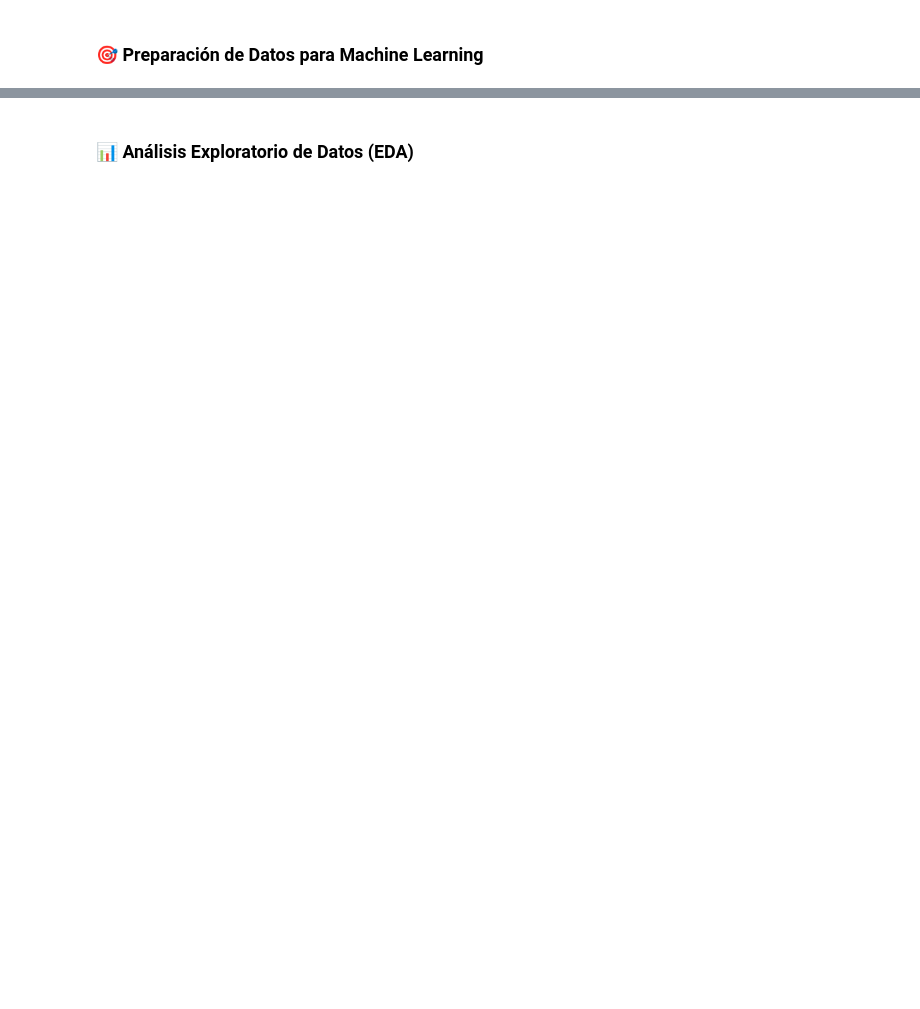
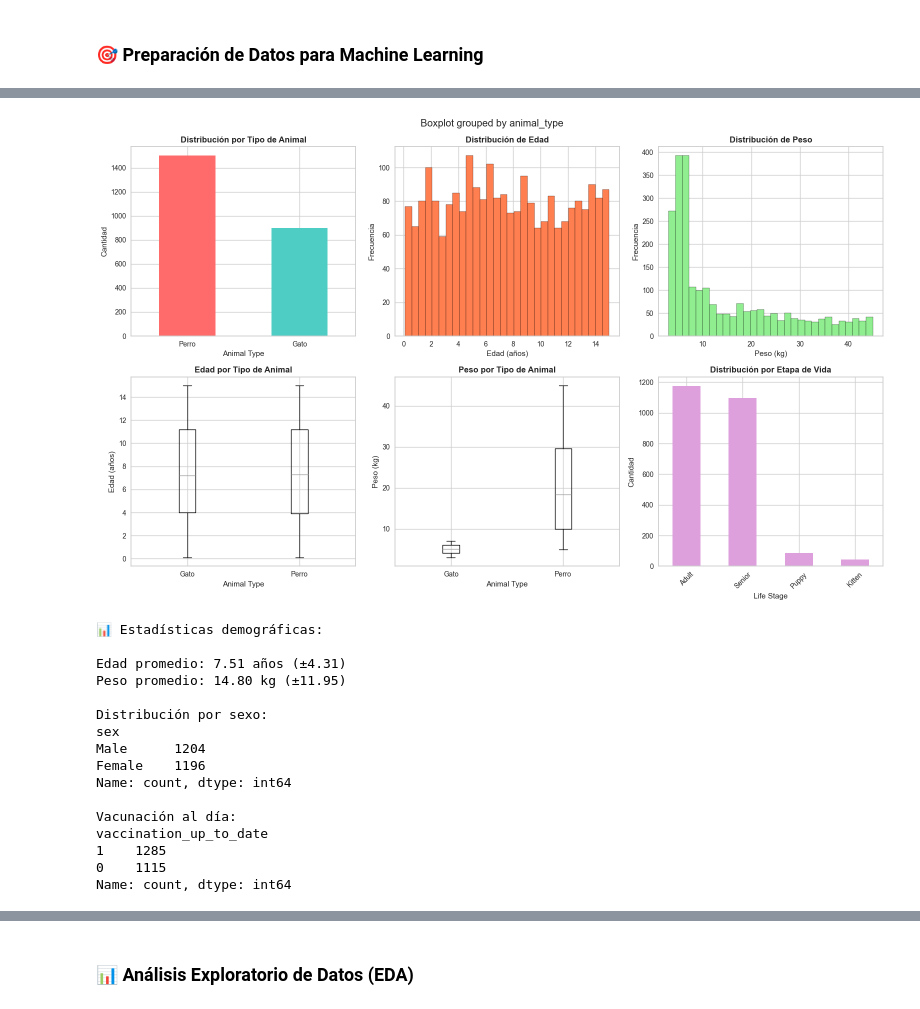
Before and after one commit to Julianpril/petcare, a Jupyter notebook: pawmi-ml/notebooks/01_dataset_analysis_pycaret.ipynb, the cells around one changed output, grey strips where cells are left out. Saved outputs shown, nothing was run; the diff lists cells and outputs as text; code cells hidden in the pictures; blank space fills up the shorter version.

```diff
--- a/pawmi-ml/notebooks/01_dataset_analysis_pycaret.ipynb
+++ b/pawmi-ml/notebooks/01_dataset_analysis_pycaret.ipynb
@@ -602,0 +507,74 @@ memory usage: 26.4+ KB
+# %%
+# Análisis de características demográficas
+fig, axes = plt.subplots(2, 3, figsize=(16, 10))
+
+# 1. Distribución por tipo de animal
+df['animal_type'].value_counts().plot(kind='bar', ax=axes[0,0], color=['#FF6B6B', '#4ECDC4'])
+axes[0,0].set_title('Distribución por Tipo de Animal', fontweight='bold')
+axes[0,0].set_xlabel('Animal Type')
+axes[0,0].set_ylabel('Cantidad')
+axes[0,0].tick_params(axis='x', rotation=0)
+
+# 2. Distribución de edad
+df['age'].hist(bins=30, ax=axes[0,1], color='coral', edgecolor='black')
+axes[0,1].set_title('Distribución de Edad', fontweight='bold')
+axes[0,1].set_xlabel('Edad (años)')
+axes[0,1].set_ylabel('Frecuencia')
+
+# 3. Distribución de peso
+df['weight_kg'].hist(bins=30, ax=axes[0,2], color='lightgreen', edgecolor='black')
+axes[0,2].set_title('Distribución de Peso', fontweight='bold')
+axes[0,2].set_xlabel('Peso (kg)')
+axes[0,2].set_ylabel('Frecuencia')
+
+# 4. Edad vs Tipo de Animal
+df.boxplot(column='age', by='animal_type', ax=axes[1,0])
+axes[1,0].set_title('Edad por Tipo de Animal', fontweight='bold')
+axes[1,0].set_xlabel('Animal Type')
+axes[1,0].set_ylabel('Edad (años)')
+plt.sca(axes[1,0])
+plt.xticks(rotation=0)
+
+# 5. Peso vs Tipo de Animal
+df.boxplot(column='weight_kg', by='animal_type', ax=axes[1,1])
+axes[1,1].set_title('Peso por Tipo de Animal', fontweight='bold')
+axes[1,1].set_xlabel('Animal Type')
+axes[1,1].set_ylabel('Peso (kg)')
+plt.sca(axes[1,1])
+plt.xticks(rotation=0)
+
+# 6. Distribución por etapa de vida
+df['life_stage'].value_counts().plot(kind='bar', ax=axes[1,2], color='plum')
+axes[1,2].set_title('Distribución por Etapa de Vida', fontweight='bold')
+axes[1,2].set_xlabel('Life Stage')
+axes[1,2].set_ylabel('Cantidad')
+axes[1,2].tick_params(axis='x', rotation=45)
+
+plt.tight_layout()
+plt.show()
+
+print('📊 Estadísticas demográficas:')
+print(f'\nEdad promedio: {df["age"].mean():.2f} años (±{df["age"].std():.2f})')
+print(f'Peso promedio: {df["weight_kg"].mean():.2f} kg (±{df["weight_kg"].std():.2f})')
+print(f'\nDistribución por sexo:')
+print(df['sex'].value_counts())
+print(f'\nVacunación al día:')
+print(df['vaccination_up_to_date'].value_counts())
+# %% [output]
+[figure, added]
+📊 Estadísticas demográficas:
+
+Edad promedio: 7.51 años (±4.31)
+Peso promedio: 14.80 kg (±11.95)
+
+Distribución por sexo:
+sex
+Male      1204
+Female    1196
+Name: count, dtype: int64
+
+Vacunación al día:
+vaccination_up_to_date
+1    1285
+0    1115
+Name: count, dtype: int64
```
Also changed, not shown: parts of 68 cells of this notebook, 52 other files.
